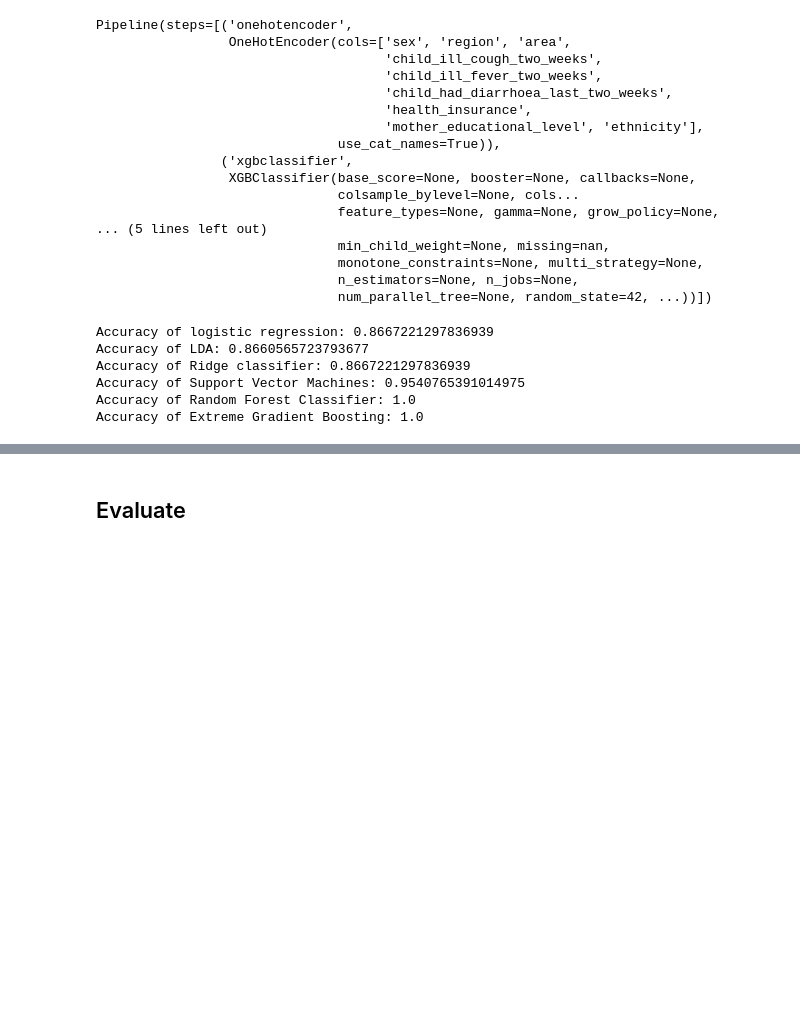
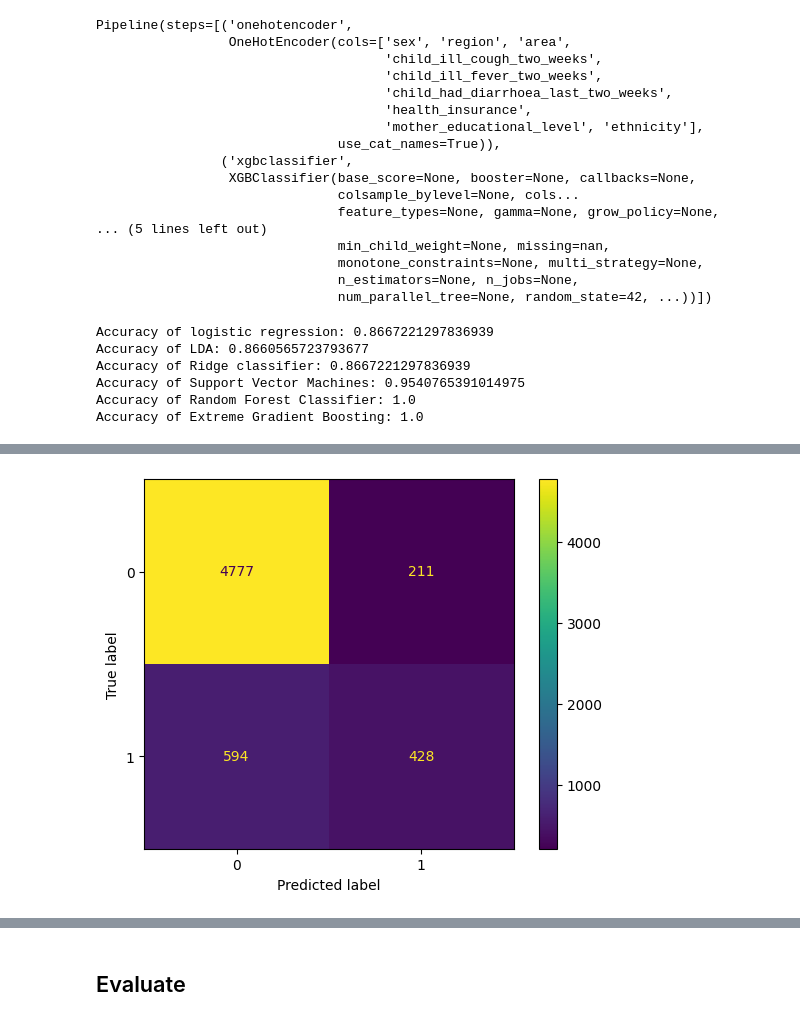
Before and after one commit to KomlaRD/machine_learning_dhs, a Jupyter notebook: ml_undernutrition.ipynb, the cells around one changed output, grey strips where cells are left out. Drawn from its saved outputs; the diff is of its cells as text; code cells hidden in the pictures; blank space fills up the shorter version.

```diff
--- a/ml_undernutrition.ipynb
+++ b/ml_undernutrition.ipynb
@@ -362,0 +372,7 @@ Accuracy of Extreme Gradient Boosting: 1.0
+# %%
+# LDA
+cm_lda = confusion_matrix(y_train_s, y_train_pred_lda)
+disp = ConfusionMatrixDisplay(confusion_matrix=cm_lda)
+disp.plot();
+# %% [output]
+[figure, added]
```
Also changed, not shown: parts of 6 cells of this notebook.
